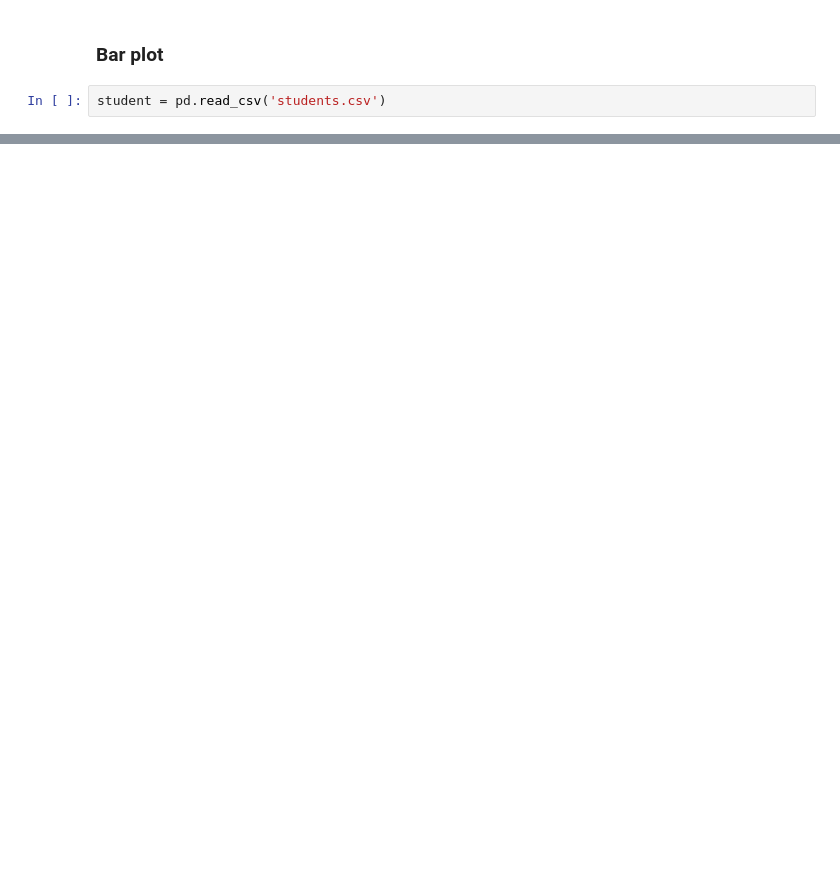
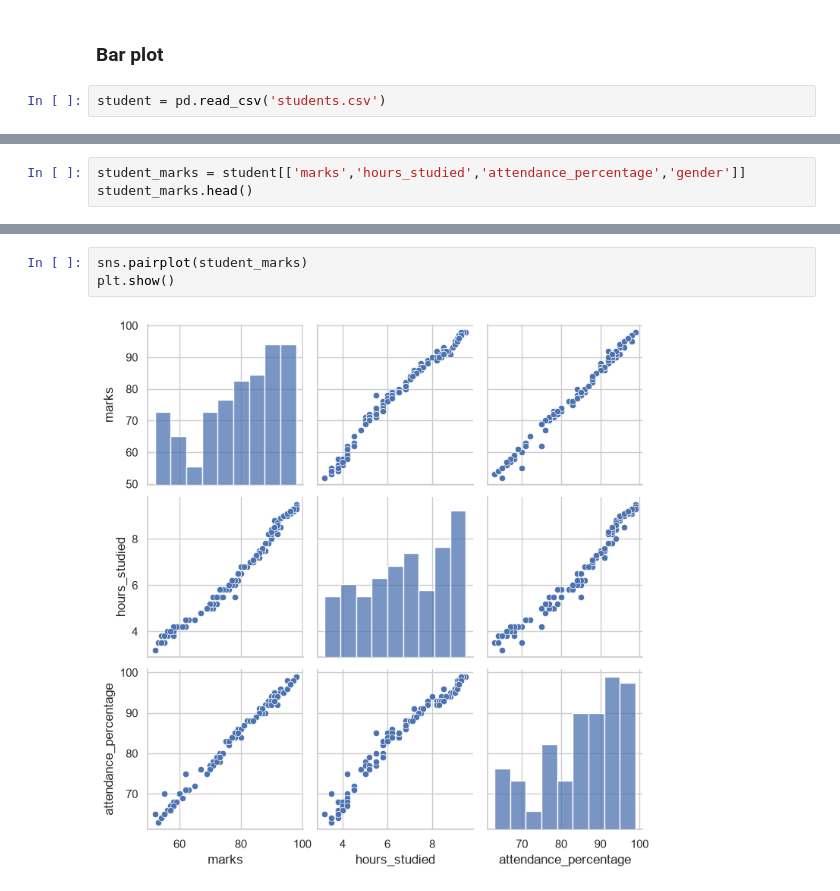
Before and after one commit to nazmul-gub/ai-ml-course, a Jupyter notebook: Python/Seaborn/plotting.ipynb, the cells around one changed output, grey strips where cells are left out. Cells and saved outputs as stored; diff of their text form; blank space fills up the shorter version.

```diff
--- a/Python/Seaborn/plotting.ipynb
+++ b/Python/Seaborn/plotting.ipynb
@@ -192,0 +225,3 @@ sns.barplot(data=student, x='subject', y='marks', errorbar=None, estimator=np.ma
+# %%
+student_marks = student[['marks','hours_studied','attendance_percentage','gender']]
+student_marks.head()
@@ -192,0 +235,5 @@ sns.barplot(data=student, x='subject', y='marks', errorbar=None, estimator=np.ma
+# %%
+sns.pairplot(student_marks)
+plt.show()
+# %% [output]
+[figure, added]
```
Also changed, not shown: parts of 45 cells of this notebook, 3 other files.
